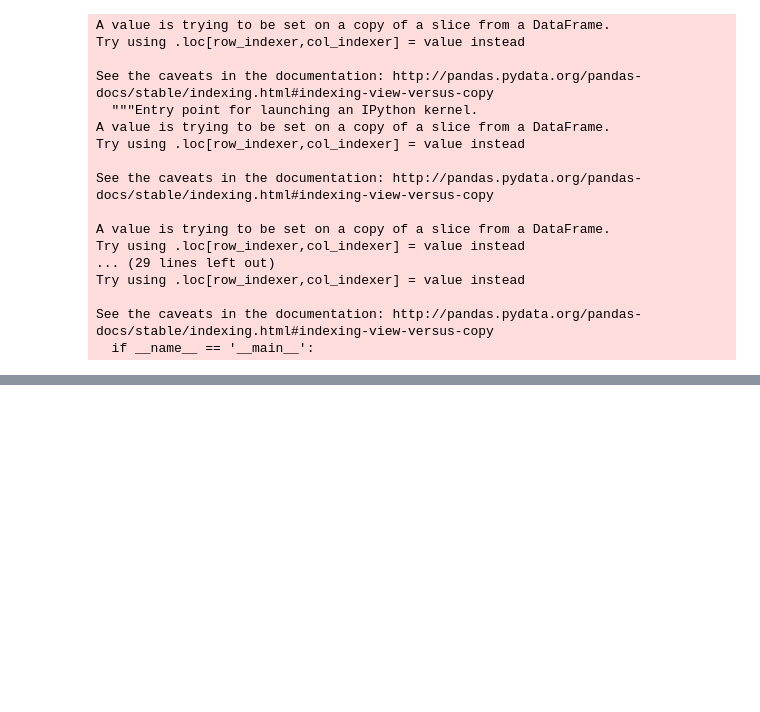
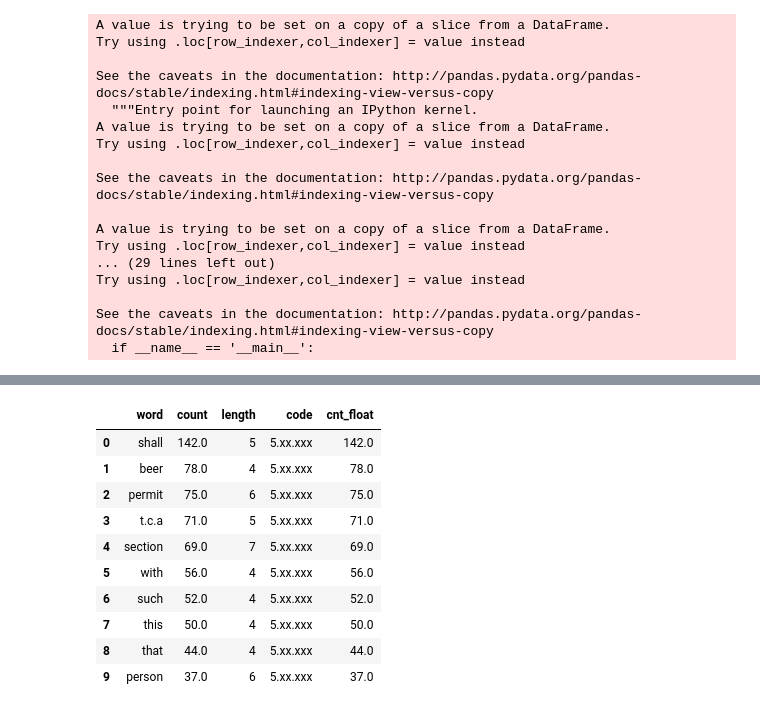
Before and after one commit to shrutijalewar/data-question-2-xtreme-united, a Jupyter notebook: Violation_codes.ipynb, the cells around one changed output, grey strips where cells are left out. Saved outputs shown, nothing was run; the diff lists cells and outputs as text; code cells hidden in the pictures; blank space fills up the shorter version.

```diff
--- a/Violation_codes.ipynb
+++ b/Violation_codes.ipynb
@@ -564,0 +635,3 @@ count_list.to_csv("/Users/ghfmhf/git/data-question-2-xtreme-united/count_list.cs
+# %%
+count_list['cnt_float']=pd.to_numeric(count_list['count'])
+count_list.info(print)
@@ -564,0 +649,14 @@ count_list.to_csv("/Users/ghfmhf/git/data-question-2-xtreme-united/count_list.cs
+# %%
+count_list.head(10)
+# %% [output]
+|  | word | count | length | code | cnt_float |
+| 0 | shall | 142.0 | 5 | 5.xx.xxx | 142.0 |
+| 1 | beer | 78.0 | 4 | 5.xx.xxx | 78.0 |
+| 2 | permit | 75.0 | 6 | 5.xx.xxx | 75.0 |
+| 3 | t.c.a | 71.0 | 5 | 5.xx.xxx | 71.0 |
+| 4 | section | 69.0 | 7 | 5.xx.xxx | 69.0 |
+| 5 | with | 56.0 | 4 | 5.xx.xxx | 56.0 |
+| 6 | such | 52.0 | 4 | 5.xx.xxx | 52.0 |
+| 7 | this | 50.0 | 4 | 5.xx.xxx | 50.0 |
+| 8 | that | 44.0 | 4 | 5.xx.xxx | 44.0 |
+| 9 | person | 37.0 | 6 | 5.xx.xxx | 37.0 |
```
Also changed, not shown: parts of 17 cells of this notebook, 2 other files.
